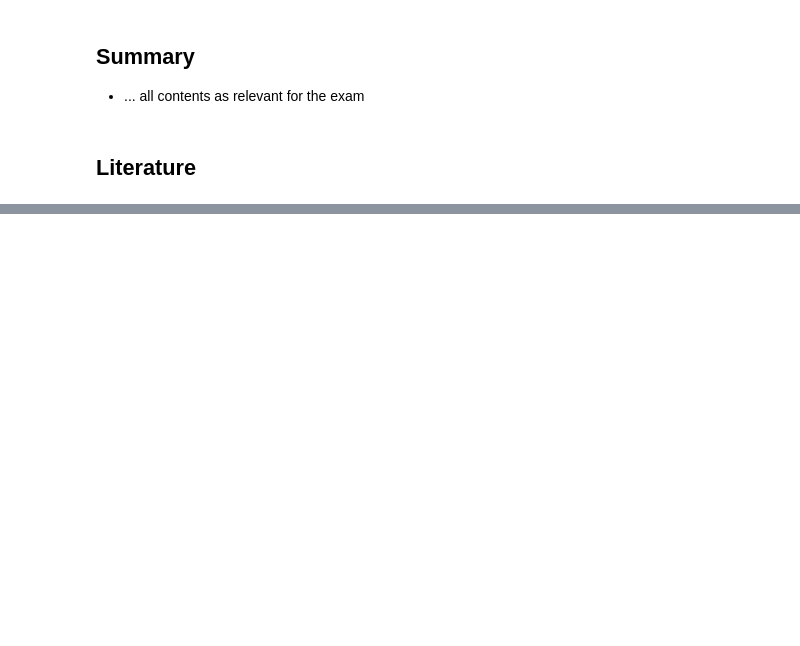
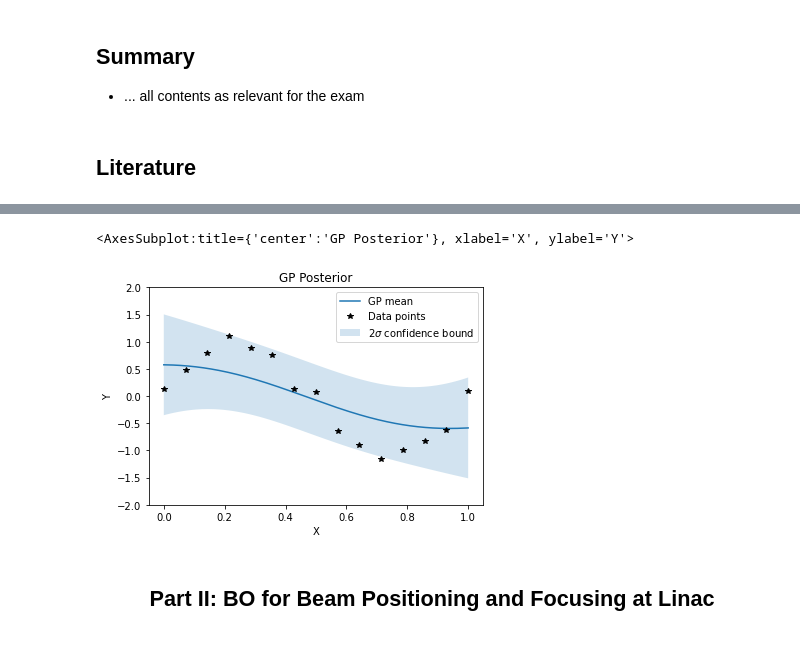
Before and after one commit to aoeftiger/TUDa-NMAP-14, a Jupyter notebook: lecture.ipynb, the cells around one changed output, grey strips where cells are left out. Saved outputs shown, nothing was run; the diff lists cells and outputs as text; code cells hidden in the pictures; blank space fills up the shorter version.

```diff
--- a/lecture.ipynb
+++ b/lecture.ipynb
@@ -79,0 +141,26 @@ from scipy.constants import m_p, e, c
+# %%
+def sample_gp_posterior_plot(model: Union[ExactGP,SingleTaskGP], n_samples: int=5, ax=None, y_lim: Optional[tuple]=None):
+    with gpytorch.settings.prior_mode(False):
+        model.eval()
+        preds = model(test_X)
+
+    # Plotting
+    if ax is None:
+        fig = plt.figure()
+        ax = fig.add_subplot()
+    prior_mean = preds.mean.detach().numpy()
+    prior_std = preds.stddev.detach().numpy()
+    ax.plot(test_X, prior_mean,label="GP mean")
+    ax.fill_between(test_X, prior_mean-2*prior_std, prior_mean+2*prior_std, alpha=0.2, label=r"2$\sigma$ confidence bound")
+    for i in range(n_samples):
+        y_sample = preds.sample();
+        ax.plot(test_X, y_sample,ls=":")
+    # Add observed data
+    ax.plot(model.train_inputs[0].flatten(), model.train_targets, color='black', ls="", marker="*",label='Data points')
+    ax.set_xlabel("X")
+    ax.set_ylabel("Y")
+    ax.set_title("GP Posterior")
+    if y_lim is not None:
+        ax.set_ylim(y_lim)
+    ax.legend()
+    return ax
@@ -79,0 +178,21 @@ from scipy.constants import m_p, e, c
+# %%
+kernel = ScaleKernel(RBFKernel())
+model = SingleTaskGP(train_X=train_x, train_Y=train_y, covar_module=kernel)
+#################################################################################
+### Modify the values below so that GP model properly fits the unknown function
+model.covar_module.base_kernel.lengthscale = 0.5
+model.covar_module.outputscale = 1
+model.likelihood.noise_covar.noise = 1
+#################################################################################
+
+# Show the GP posterior with observed data points
+sample_gp_posterior_plot(model, y_lim=(-2,2), n_samples=0)
+
+# You can now increase the n_samples to show some functions sampled from the GP posterior
+# %% [output]
+<AxesSubplot:title={'center':'GP Posterior'}, xlabel='X', ylabel='Y'>
+[figure, added]
+# %% [markdown]
+<div style="text-align: center; width:100%;">
+    <h2>Part II: BO for Beam Positioning and Focusing at Linac</h2>
+</div>
```
Also changed, not shown: parts of 12 cells of this notebook, 1 other file.
